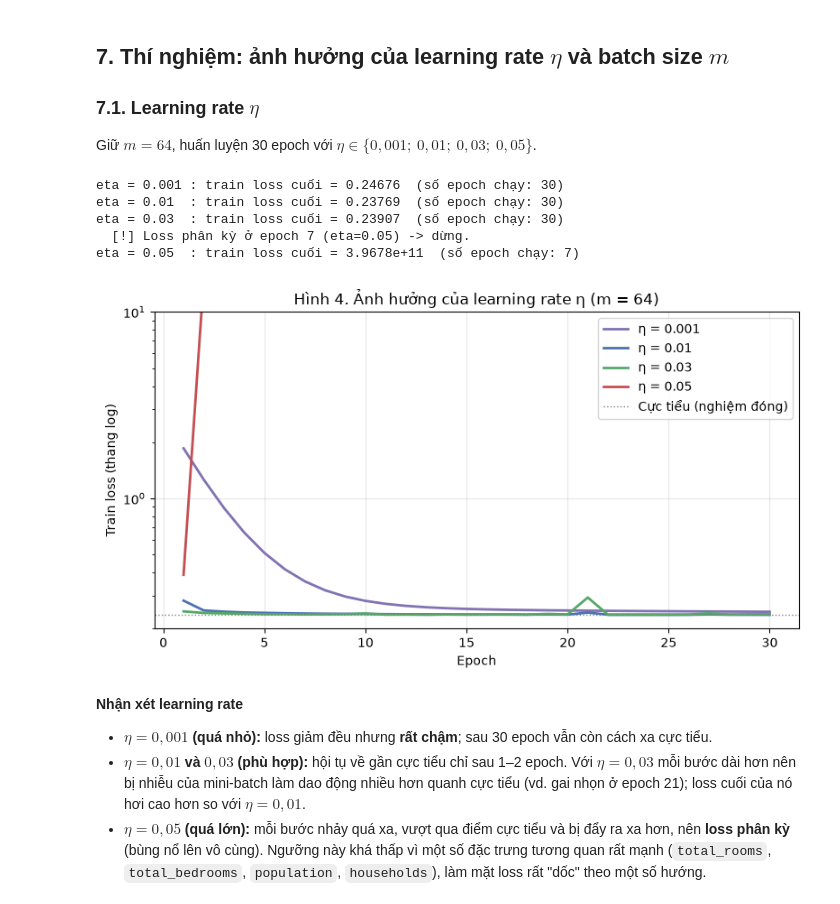
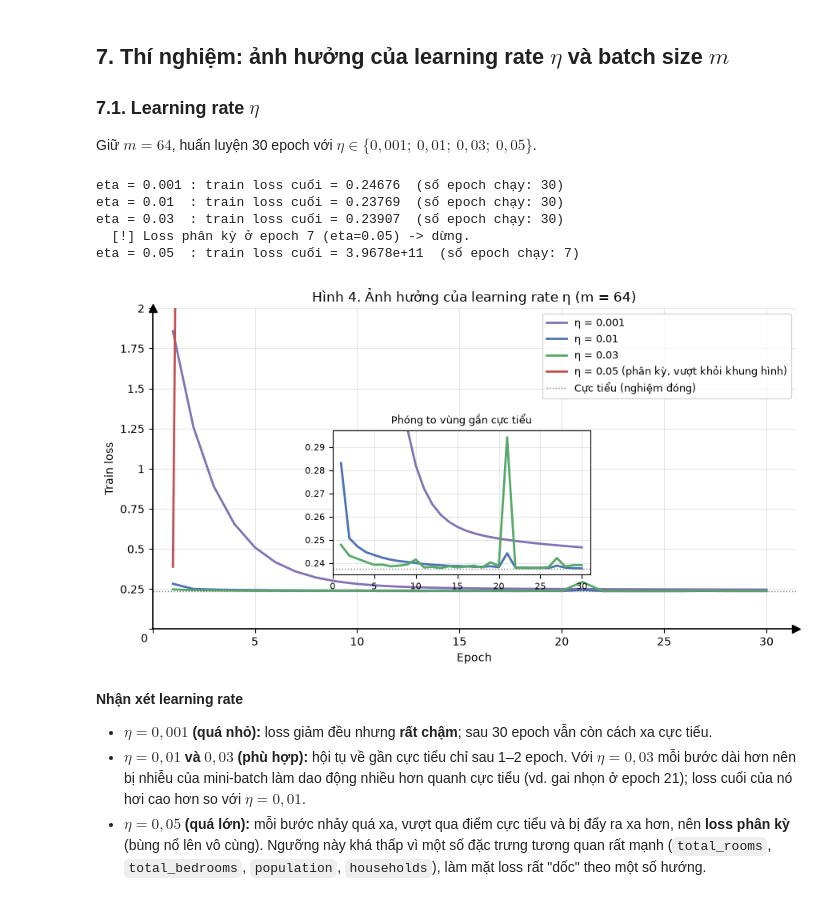
Before and after one commit to ledanhquan36/17A1_KHDL, a Jupyter notebook: BaiTap_Tuan2_LinearRegression.ipynb, the cells around one changed output. Cells and saved outputs as stored; diff of their text form; code cells hidden in the pictures.

```diff
--- a/BaiTap_Tuan2_LinearRegression.ipynb
+++ b/BaiTap_Tuan2_LinearRegression.ipynb
@@ -883,34 +926,49 @@ Giữ $m = 64$, huấn luyện 30 epoch với $\eta \in \{0{,}001;\ 0{,}01;\ 0{,
 # %%
 lr_list = [0.001, 0.01, 0.03, 0.05]
 lr_hist = {}
 for lr in lr_list:
     m_lr = LinearRegressionGD(learning_rate=lr, batch_size=64, epochs=30, seed=SEED)
     m_lr.fit(X_train, y_train, X_val, y_val)
     lr_hist[lr] = m_lr.history["train_loss"]
     last = m_lr.history["train_loss"][-1]
     print(f"eta = {lr:<6}: train loss cuối = {last:.5g}  (số epoch chạy: {len(m_lr.history['train_loss'])})")
 
-fig, ax = plt.subplots(figsize=(8, 4.5))
-for lr, c in zip(lr_list, ["#8172B3", "#4C72B0", "#55A868", "#C44E52"]):
+fig, ax = plt.subplots(figsize=(9, 5))
+
+# Thang log không có số 0, nên dùng thang thường bắt đầu từ 0 + khung phóng to vùng cực tiểu
+axins = ax.inset_axes([0.28, 0.17, 0.4, 0.45])
+colors_lr = ["#8172B3", "#4C72B0", "#55A868", "#C44E52"]
+for lr, c in zip(lr_list, colors_lr):
     h = np.array(lr_hist[lr])
-    ax.plot(np.arange(1, len(h) + 1), h, label=f"η = {lr}", color=c, lw=2, marker="o" if len(h) < 5 else None)
-ax.set_yscale("log")
-ax.set_ylim(0.2, 10)
-ax.axhline(loss_closed, color="gray", lw=1, ls=":", label="Cực tiểu (nghiệm đóng)")
+    label = f"η = {lr}"
+    if len(h) < 30:
+        label += " (phân kỳ, vượt khỏi khung hình)"
+    for a in (ax, axins):
+        a.plot(np.arange(1, len(h) + 1), h, label=label, color=c, lw=2)
+for a in (ax, axins):
+    a.axhline(loss_closed, color="gray", lw=1, ls=":", label="Cực tiểu (nghiệm đóng)")
+ax.set_ylim(0, 2.0)
+axins.set_xlim(0, 31)
+# Giới hạn trên: điểm cao nhất (từ epoch 2) của hai đường η = 0,01 và 0,03
+zoom_top = max(np.max(lr_hist[lr][1:]) for lr in (0.01, 0.03)) + 0.003
+axins.set_ylim(0.235, zoom_top)
+axins.set_title("Phóng to vùng gần cực tiểu", fontsize=9)
+axins.tick_params(labelsize=8)
+
 ax.set_xlabel("Epoch")
-ax.set_ylabel("Train loss (thang log)")
+ax.set_ylabel("Train loss")
 ax.set_title("Hình 4. Ảnh hưởng của learning rate η (m = 64)")
-ax.legend()
+ax.legend(loc="upper right", fontsize=9)
+oxy_axes(ax)
 plt.tight_layout()
-unify_origin(fig)
 plt.show()
 # %% [output]
 eta = 0.001 : train loss cuối = 0.24676  (số epoch chạy: 30)
 eta = 0.01  : train loss cuối = 0.23769  (số epoch chạy: 30)
 eta = 0.03  : train loss cuối = 0.23907  (số epoch chạy: 30)
   [!] Loss phân kỳ ở epoch 7 (eta=0.05) -> dừng.
 eta = 0.05  : train loss cuối = 3.9678e+11  (số epoch chạy: 7)
-[figure, old version]
+[figure, new version]
 # %% [markdown]
 **Nhận xét learning rate**
 
```
Also changed, not shown: parts of 7 cells of this notebook.
